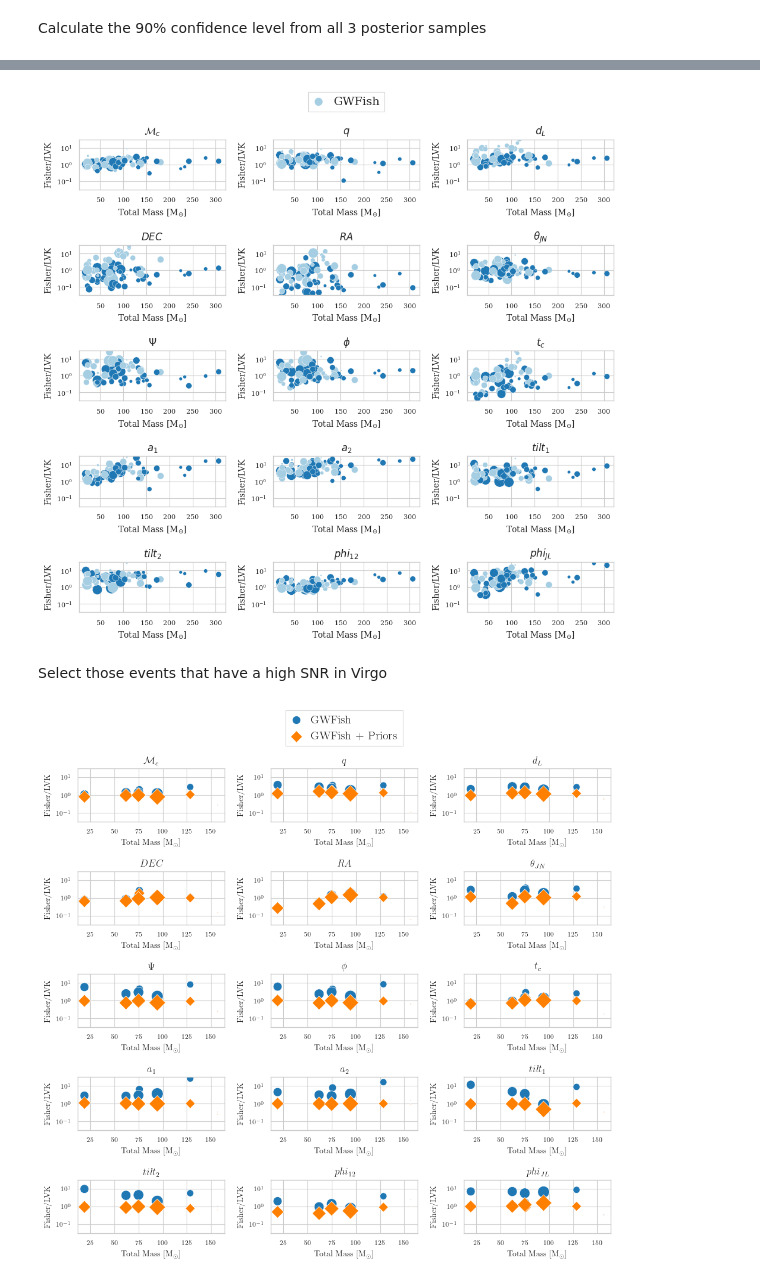
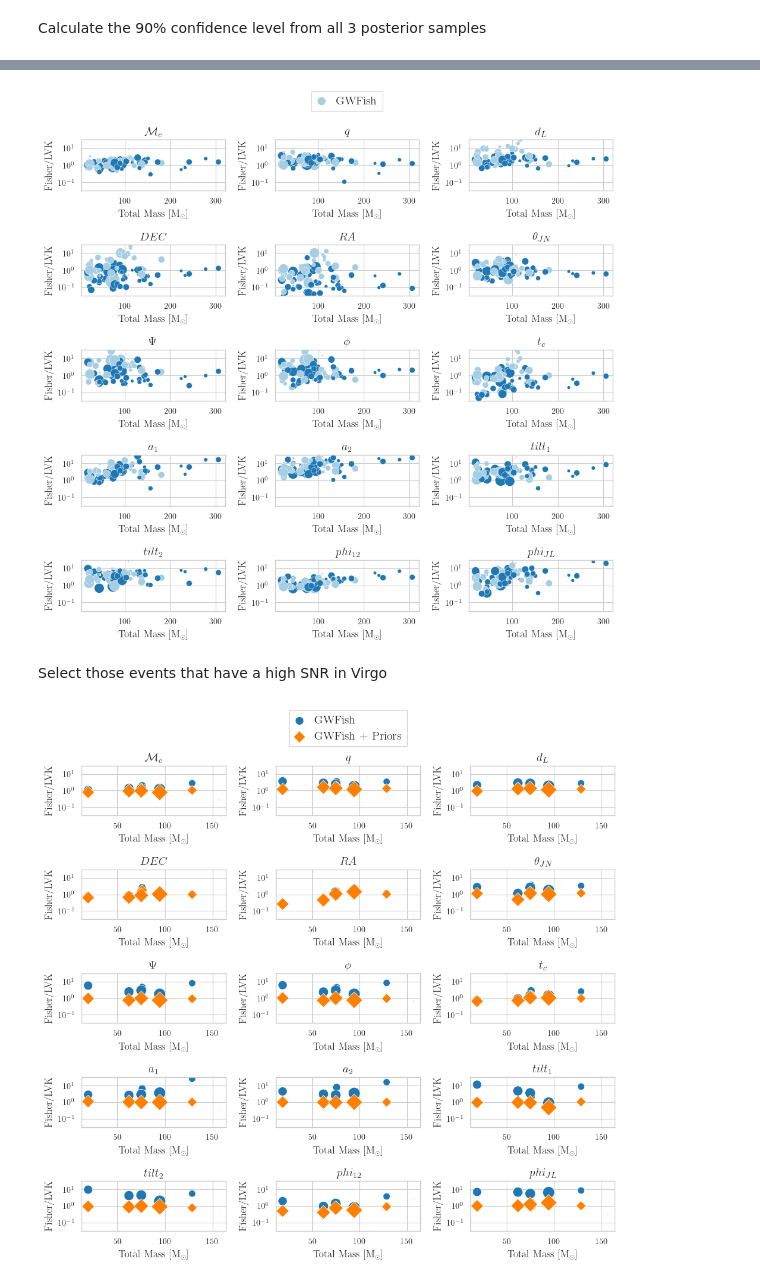
Before and after one commit to u-dupletsa/GWFish-meets-Priors, a Jupyter notebook: confidence_levels_ratio_plots_all_ev.ipynb, the cells around one changed output, grey strips where cells are left out. Cells and saved outputs as stored; diff of their text form; code cells hidden in the pictures.

```diff
--- a/confidence_levels_ratio_plots_all_ev.ipynb
+++ b/confidence_levels_ratio_plots_all_ev.ipynb
@@ -106,13 +106,13 @@ for i, param in enumerate(params):
     ax = sns.scatterplot(x = total_mass_median, y = fisher_plus_priors_ratio[param],
                          hue = active_detectors, sizes=(1, 200), palette=sns.color_palette(my_palette2),
                          size=snr_medians, marker='D', label = 'GWFish + Priors', legend = False, ax = ax)
-    ax.set_xlabel('Total Mass [M$_{\odot}$]', fontsize=10)
-    ax.set_ylabel('Fisher/LVK', fontsize=10)
+    ax.set_xlabel('Total Mass [M$_{\odot}$]', fontsize=12)
+    ax.set_ylabel('Fisher/LVK', fontsize=12)
     ax.set_ylim(10**(-1.5), 10**(1.5))
     ax.set_yscale('log')
     ax.tick_params(axis='both', which='major', labelsize=8)
     ax.tick_params(axis='both', which='minor', labelsize=8)
-    ax.set_title('%s' %param_label[param], fontsize=12, weight='bold')
+    ax.set_title('%s' %param_label[param], fontsize=14, weight='bold')
 axs[0, 1].legend(fontsize=14, bbox_to_anchor=(0.5, 1.75), loc='center', ncol = 1)
 
 
@@ -128,20 +128,20 @@ for i, param in enumerate(params):
     ax = sns.scatterplot(x = total_mass_median, y = fisher_ratio[param], hue = active_detectors,
                     sizes=(1, 200), palette=sns.color_palette(my_palette1), size=snr_medians,
                     label = 'GWFish', legend = False, ax = ax)
-    ax.set_xlabel('Total Mass [M$_{\odot}$]', fontsize=10)
-    ax.set_ylabel('Fisher/LVK', fontsize=10)
+    ax.set_xlabel('Total Mass [M$_{\odot}$]', fontsize=12)
+    ax.set_ylabel('Fisher/LVK', fontsize=12)
     ax.set_ylim(10**(-1.5), 10**(1.5))
     ax.set_yscale('log')
-    ax.tick_params(axis='both', which='major', labelsize=8)
-    ax.tick_params(axis='both', which='minor', labelsize=8)
-    ax.set_title('%s' %param_label[param], fontsize=12, weight='bold')
+    ax.tick_params(axis='both', which='major', labelsize=10)
+    ax.tick_params(axis='both', which='minor', labelsize=10)
+    ax.set_title('%s' %param_label[param], fontsize=14, weight='bold')
 axs[0, 1].legend(fontsize=14, bbox_to_anchor=(0.5, 1.75), loc='center', ncol = 1)
 
 
 plt.tight_layout()
 plt.savefig(PATH_TO_PLOTS + 'gwfish_summary_plot_%s.png' %estimator, dpi=300)
 # %% [output]
-[figure, old version]
+[figure, new version]
 # %% [markdown]
 Select those events that have a high SNR in Virgo
 # %%
@@ -175,25 +175,25 @@ for param in params:
 # %%
 fig, axs = plt.subplots(5, 3, figsize=(10, 10))
 
 for i, param in enumerate(params):
     ax = axs[i//3, i%3]
     ax = sns.scatterplot(x = virgo_total_mass_median, y = virgo_fisher_ratio[param],
                     sizes=(1, 200), color = my_palette1[1], size=virgo_snr_medians,
                     label = 'GWFish', legend = False, ax = ax)
     ax = sns.scatterplot(x = virgo_total_mass_median, y = virgo_fisher_plus_priors_ratio[param],
                          sizes=(1, 200), color = my_palette2[1],
                          size=virgo_snr_medians, marker='D', label = 'GWFish + Priors', legend = False, ax = ax)
-    ax.set_xlabel('Total Mass [M$_{\odot}$]', fontsize=10)
-    ax.set_ylabel('Fisher/LVK', fontsize=10)
+    ax.set_xlabel('Total Mass [M$_{\odot}$]', fontsize=12)
+    ax.set_ylabel('Fisher/LVK', fontsize=12)
     ax.set_ylim(10**(-1.5), 10**(1.5))
     ax.set_yscale('log')
-    ax.tick_params(axis='both', which='major', labelsize=8)
-    ax.tick_params(axis='both', which='minor', labelsize=8)
-    ax.set_title('%s' %param_label[param], fontsize=12, weight='bold')
+    ax.tick_params(axis='both', which='major', labelsize=10)
+    ax.tick_params(axis='both', which='minor', labelsize=10)
+    ax.set_title('%s' %param_label[param], fontsize=14, weight='bold')
 axs[0, 1].legend(fontsize=14, bbox_to_anchor=(0.5, 1.75), loc='center', ncol = 1)
 
 
 plt.tight_layout()
 plt.savefig(PATH_TO_PLOTS + 'virgo_subsummary_plot_%s.png' %estimator, dpi=300)
 # %% [output]
-[figure, old version]
+[figure, new version]
```
Also changed, not shown: parts of 2 cells of this notebook.
